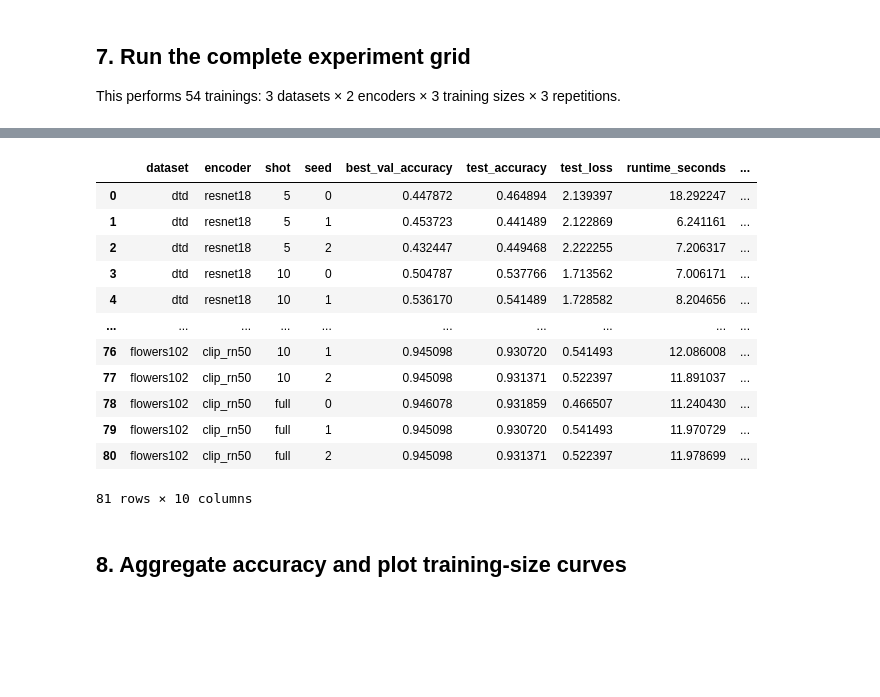
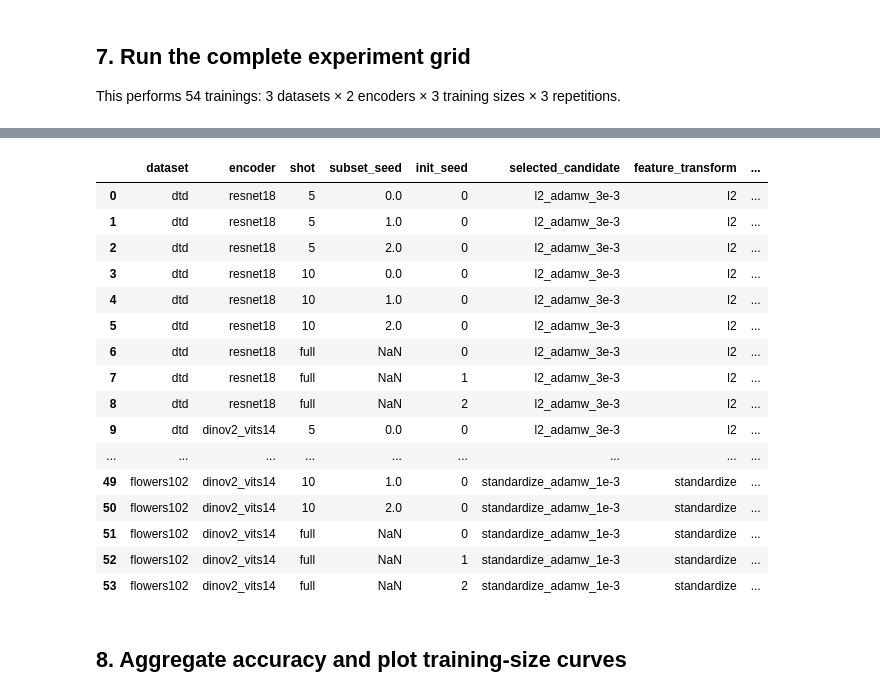
Before and after one commit to aishadahesh/Flow-Matching, a Jupyter notebook: 01_linear_probe.ipynb, the cells around one changed output, grey strips where cells are left out. Saved outputs shown, nothing was run; the diff lists cells and outputs as text; code cells hidden in the pictures; blank space fills up the shorter version.

```diff
--- a/01_linear_probe.ipynb
+++ b/01_linear_probe.ipynb
@@ -20,7 +20,8 @@ if USE_DRIVE:
     PROJECT_ROOT = Path('/content/drive/MyDrive/Flow-Matching')
 else:
     PROJECT_ROOT = Path('/content/Flow-Matching')
-DATA_ROOT = PROJECT_ROOT / 'data'
+PERSISTENT_DATA_ROOT = PROJECT_ROOT / 'data'
+DATA_ROOT = Path('/content/flow_matching_data') if Path('/content').exists() else PERSISTENT_DATA_ROOT
 OUTPUT_ROOT = PROJECT_ROOT / 'outputs' / 'linear_probe'
 CACHE_ROOT = PROJECT_ROOT / 'feature_cache'
 for p in [DATA_ROOT, OUTPUT_ROOT, CACHE_ROOT]: p.mkdir(parents=True, exist_ok=True)
@@ -149,9 +220,10 @@ This is the expensive encoder pass. Re-running the notebook loads the cache inst
 # %%
 feature_bank = {}
 for encoder_name in ENCODERS:
-    encoder, preprocess, feature_dim = load_encoder(encoder_name)
-    for dataset_name in DATASETS:
-        feature_bank[(dataset_name, encoder_name)] = {split: extract_split(dataset_name, split, encoder_name, encoder, preprocess) for split in ('train', 'val', 'test')}
+    encoder, preprocess, feature_dim, checkpoint_id = load_encoder(encoder_name)
+    for dataset_name, enabled_encoder in ENABLED_PAIRS:
+        if enabled_encoder != encoder_name: continue
+        feature_bank[(dataset_name, encoder_name)] = {split: extract_split(dataset_name, split, encoder_name, encoder, preprocess, checkpoint_id, feature_dim) for split in ('train', 'val', 'test')}
     del encoder
     if torch.cuda.is_available(): torch.cuda.empty_cache()
 print('Cached combinations:', list(feature_bank))
@@ -252,15 +375,18 @@ def train_linear_run(bank, dataset_name, encoder_name, shot, run_seed):
 This performs 54 trainings: 3 datasets × 2 encoders × 3 training sizes × 3 repetitions.
 # %%
 all_results, histories, predictions = [], {}, {}
-for dataset_name in DATASETS:
-    for encoder_name in ENCODERS:
-        bank = feature_bank[(dataset_name, encoder_name)]
-        for shot in SHOT_SETTINGS:
-            seeds = SUBSET_SEEDS if shot != 'full' else INIT_SEEDS
-            for run_seed in seeds:
-                print(f'\n{dataset_name} | {encoder_name} | {shot} | seed {run_seed}')
-                metrics, history, pred = train_linear_run(bank, dataset_name, encoder_name, shot, run_seed)
-                all_results.append(metrics); histories[(dataset_name, encoder_name, str(shot), run_seed)] = history; predictions[(dataset_name, encoder_name, str(shot), run_seed)] = pred
+for dataset_name, encoder_name in ENABLED_PAIRS:
+    bank = feature_bank[(dataset_name, encoder_name)]
+    for shot in SHOT_SETTINGS:
+        repetitions = [(s, 0) for s in SUBSET_SEEDS] if shot != 'full' else [(None, s) for s in INIT_SEEDS]
+        selected_candidate = None
+        for subset_seed, init_seed in repetitions:
+            run_key = subset_seed if shot != 'full' else init_seed
+            print(f'\n{dataset_name} | {encoder_name} | {shot} | subset {subset_seed} | init {init_seed}')
+            metrics, history, pred = train_linear_run(bank, dataset_name, encoder_name, shot, subset_seed, init_seed, candidate=selected_candidate)
+            if selected_candidate is None:
+                selected_candidate = next(c for c in CANDIDATES if c['name'] == metrics['selected_candidate'])
+            all_results.append(metrics); histories[(dataset_name, encoder_name, str(shot), run_key)] = history; predictions[(dataset_name, encoder_name, str(shot), run_key)] = pred
 results_df = pd.DataFrame(all_results)
 results_df.to_csv(OUTPUT_ROOT / 'run_metrics.csv', index=False)
 display(results_df)
@@ -285,16 +411,20 @@ flowers102 | clip_rn50 | full | seed 2
-|  | dataset | encoder | shot | seed | best_val_accuracy | test_accuracy | test_loss | runtime_seconds | ... |
-| 0 | dtd | resnet18 | 5 | 0 | 0.447872 | 0.464894 | 2.139397 | 18.292247 | ... |
-| 1 | dtd | resnet18 | 5 | 1 | 0.453723 | 0.441489 | 2.122869 | 6.241161 | ... |
-| 2 | dtd | resnet18 | 5 | 2 | 0.432447 | 0.449468 | 2.222255 | 7.206317 | ... |
-| 3 | dtd | resnet18 | 10 | 0 | 0.504787 | 0.537766 | 1.713562 | 7.006171 | ... |
-| 4 | dtd | resnet18 | 10 | 1 | 0.536170 | 0.541489 | 1.728582 | 8.204656 | ... |
-| ... | ... | ... | ... | ... | ... | ... | ... | ... | ... |
-| 76 | flowers102 | clip_rn50 | 10 | 1 | 0.945098 | 0.930720 | 0.541493 | 12.086008 | ... |
-| 77 | flowers102 | clip_rn50 | 10 | 2 | 0.945098 | 0.931371 | 0.522397 | 11.891037 | ... |
-| 78 | flowers102 | clip_rn50 | full | 0 | 0.946078 | 0.931859 | 0.466507 | 11.240430 | ... |
-| 79 | flowers102 | clip_rn50 | full | 1 | 0.945098 | 0.930720 | 0.541493 | 11.970729 | ... |
-| 80 | flowers102 | clip_rn50 | full | 2 | 0.945098 | 0.931371 | 0.522397 | 11.978699 | ... |
+|  | dataset | encoder | shot | subset_seed | init_seed | selected_candidate | feature_transform | ... |
+| 0 | dtd | resnet18 | 5 | 0.0 | 0 | l2_adamw_3e-3 | l2 | ... |
+| 1 | dtd | resnet18 | 5 | 1.0 | 0 | l2_adamw_3e-3 | l2 | ... |
+| 2 | dtd | resnet18 | 5 | 2.0 | 0 | l2_adamw_3e-3 | l2 | ... |
+| 3 | dtd | resnet18 | 10 | 0.0 | 0 | l2_adamw_3e-3 | l2 | ... |
+| 4 | dtd | resnet18 | 10 | 1.0 | 0 | l2_adamw_3e-3 | l2 | ... |
+| 5 | dtd | resnet18 | 10 | 2.0 | 0 | l2_adamw_3e-3 | l2 | ... |
+| 6 | dtd | resnet18 | full | NaN | 0 | l2_adamw_3e-3 | l2 | ... |
+| 7 | dtd | resnet18 | full | NaN | 1 | l2_adamw_3e-3 | l2 | ... |
+| 8 | dtd | resnet18 | full | NaN | 2 | l2_adamw_3e-3 | l2 | ... |
+| 9 | dtd | dinov2_vits14 | 5 | 0.0 | 0 | l2_adamw_3e-3 | l2 | ... |
+| ... | ... | ... | ... | ... | ... | ... | ... | ... |
+| 49 | flowers102 | dinov2_vits14 | 10 | 1.0 | 0 | standardize_adamw_1e-3 | standardize | ... |
+| 50 | flowers102 | dinov2_vits14 | 10 | 2.0 | 0 | standardize_adamw_1e-3 | standardize | ... |
+| 51 | flowers102 | dinov2_vits14 | full | NaN | 0 | standardize_adamw_1e-3 | standardize | ... |
+| 52 | flowers102 | dinov2_vits14 | full | NaN | 1 | standardize_adamw_1e-3 | standardize | ... |
+| 53 | flowers102 | dinov2_vits14 | full | NaN | 2 | standardize_adamw_1e-3 | standardize | ... |
-81 rows × 10 columns
 # %% [markdown]
 ## 8. Aggregate accuracy and plot training-size curves
 # %%
```
Also changed, not shown: parts of 10 cells of this notebook, 6 other files.
